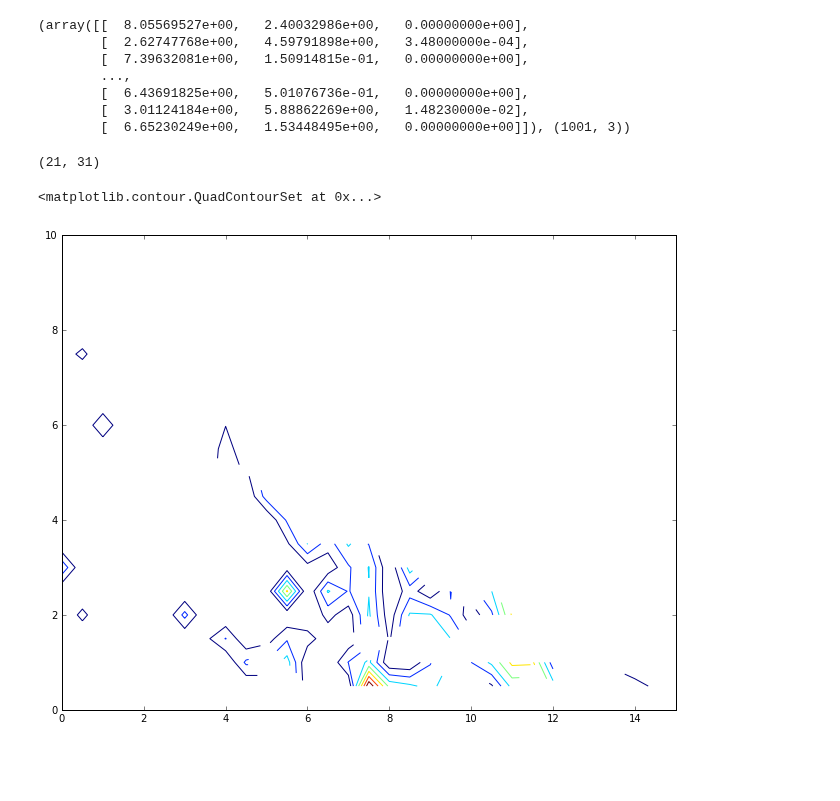
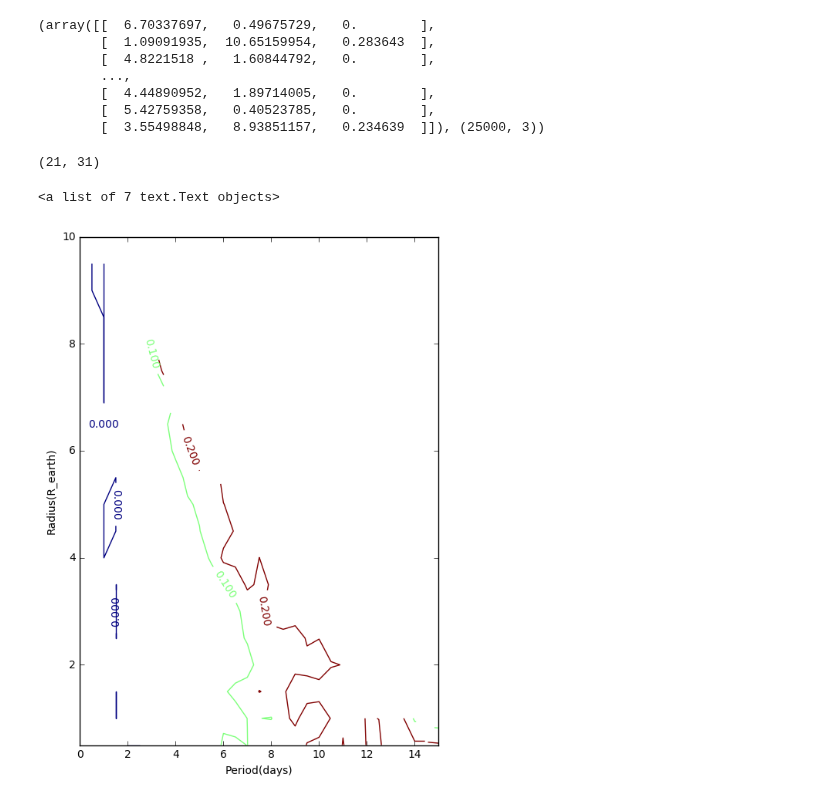
Before and after one commit to dm1681/Merging_Perts, a Jupyter notebook: Research/Merging_Perts/IC_gen.ipynb, the cells around one changed output. Cells and saved outputs as stored; diff of their text form; code cells hidden in the pictures; blank space fills up the shorter version.

```diff
--- a/Research/Merging_Perts/IC_gen.ipynb
+++ b/Research/Merging_Perts/IC_gen.ipynb
@@ -273,13 +262,6 @@ cd = os.getcwd()
 # %%
-#works with whatever data is in ./runs/*/
+# extracts output from system.log for each run
 
-
-# average e per bin
-# period and radius
-# contourf
-# what do i need to do?
-# go to each bin (2-D), and find the average eccentricity.
-# ex) go to bin Rad[1,1.5]P[1,1.5], calc average ecc, store to list for that bin.
 import re
 from IPython.core.debugger import Tracer
 
@@ -304,7 +286,7 @@ def cutit(s,n): # removes the ': ' from the matches made below
 
 
 n = 0
-while n <= 1000:                                      # builds the final vars from output files
+while n <= t-1:                                      # builds the final vars from output files
     name_idx = '%05i'%n
     folder_name = name_idx
     wd = './runs/'+folder_name
@@ -353,18 +335,13 @@ final = final.transpose() # each row is entry, 1st column is rad, 2nd column is
 # final[1:2] = final_per
 # final[2:3] = final_ecc
 
-# i need to get the ecc value for a specific bin
-# 31 bins on the X, 21 on the y
-# now to narrow down the values in first bin from the data above.
-# x axis is Period, so need to sort through 2nd column, final[1:2]
-
 final, final.shape
 # %% [output]
-(array([[  8.05569527e+00,   2.40032986e+00,   0.00000000e+00],
-        [  2.62747768e+00,   4.59791898e+00,   3.48000000e-04],
-        [  7.39632081e+00,   1.50914815e-01,   0.00000000e+00],
+(array([[  6.70337697,   0.49675729,   0.        ],
+        [  1.09091935,  10.65159954,   0.283643  ],
+        [  4.8221518 ,   1.60844792,   0.        ],
         ...,
-        [  6.43691825e+00,   5.01076736e-01,   0.00000000e+00],
-        [  3.01124184e+00,   5.88862269e+00,   1.48230000e-02],
-        [  6.65230249e+00,   1.53448495e+00,   0.00000000e+00]]), (1001, 3))
+        [  4.44890952,   1.89714005,   0.        ],
+        [  5.42759358,   0.40523785,   0.        ],
+        [  3.55498848,   8.93851157,   0.234639  ]]), (25000, 3))
 # %%
@@ -399,13 +378,2 @@ avgfin_ecc.shape
 # %% [output]
 (21, 31)
-# %%
-fig,ax = plt.subplots(1,1)
-fig.set_size_inches(11,8.5)
-z = avgfin_ecc
-#z = bin_vals[:,4:5]
-#z = z[~np.isnan(z).any(axis=1)] #removes nans???
-
-ax.contour(x,y,z)
-# %% [output]
-<matplotlib.contour.QuadContourSet at 0x...>
-[figure, removed]
@@ -418,0 +380,15 @@ for ent in final:
+# %%
+fig,ax = plt.subplots(1,1)
+fig.set_size_inches(6,8.5)
+z = avgfin_ecc
+#z = np.flipud(z)
+#X,Y = np.meshgrid(x,y)
+levels = [0.0,0.10,0.20]
+ct = ax.contour(x,y,z,levels)
+ax.set_ylabel('Radius(R_earth)')
+ax.set_xlabel('Period(days)')
+ax.set_ylim(0.5,10)
+ax.clabel(ct,inline=True,fontsize=10)
+# %% [output]
+<a list of 7 text.Text objects>
+[figure, added]
```
Also changed, not shown: parts of 9 cells of this notebook.
